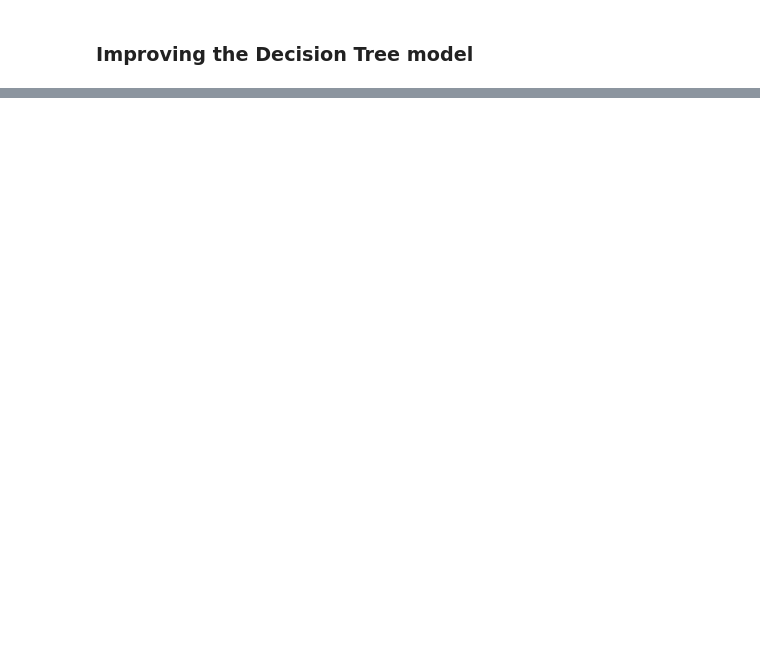
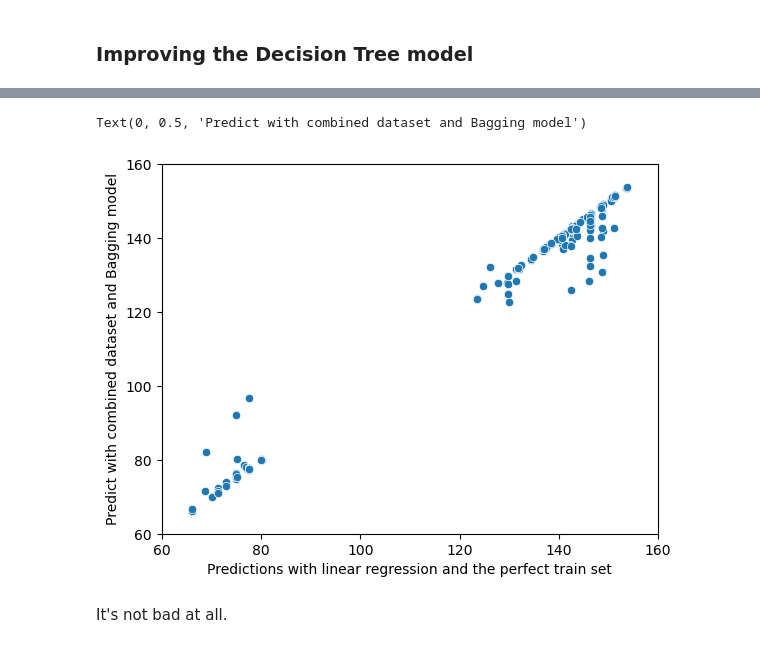
Before and after one commit to flylight-max/EDA_exam_CodeOp, a Jupyter notebook: analysis.ipynb, the cells around one changed output, grey strips where cells are left out. Cells and saved outputs as stored; diff of their text form; code cells hidden in the pictures; blank space fills up the shorter version.

```diff
--- a/analysis.ipynb
+++ b/analysis.ipynb
@@ -1222,0 +1229,8 @@ TypeError: plot() got an unexpected keyword argument 'x'
+# %%
+from sklearn.ensemble import BaggingRegressor
+
+baggReg = BaggingRegressor(n_estimators=100, n_jobs=-1)
+
+
+models_ensemble = {"Bagging Regressor":baggReg, "Random Forest":RandForest}
+rmse_regression_models(models_ensemble,X_comb_train,y_comb_train,X_comb_test,y_comb_test)
@@ -1222,0 +1246,18 @@ TypeError: plot() got an unexpected keyword argument 'x'
+# %%
+X_test_test = dummies_customer_test.values
+linearReg.fit(X_train,y_train)
+test_pred_linearReg = linearReg.predict(X_test_test)
+baggReg.fit(X_combin,y_combin)
+test_pred_bagg = baggReg.predict(X_test_test)
+
+predictions = {"predictions with train set": test_pred_linearReg, "predictions with combi set":test_pred_bagg}
+sns.scatterplot(x=predictions["predictions with train set"], y=predictions["predictions with combi set"])
+plt.xlim(60,160)
+plt.ylim(60,160)
+plt.xlabel("Predictions with linear regression and the perfect train set")
+plt.ylabel("Predict with combined dataset and Bagging model")
+# %% [output]
+Text(0, 0.5, 'Predict with combined dataset and Bagging model')
+[figure, added]
+# %% [markdown]
+It's not bad at all.
```
Also changed, not shown: parts of 18 cells of this notebook, 2 other files.
